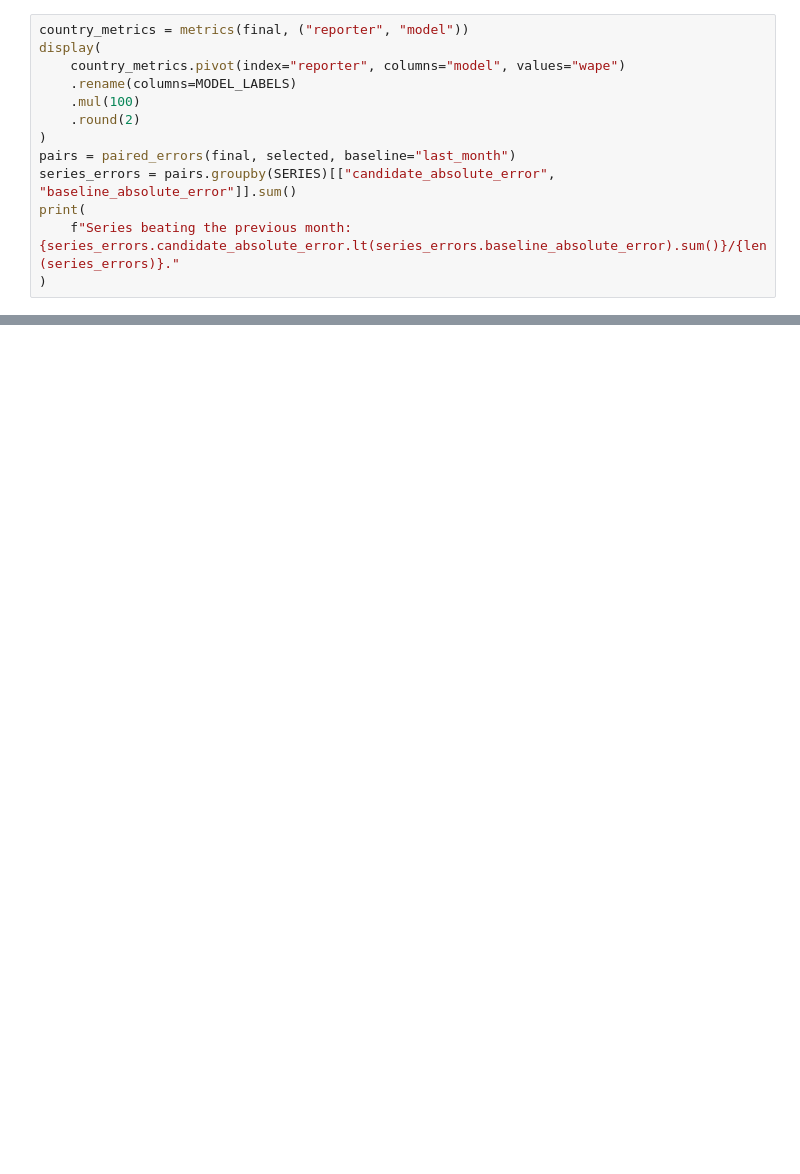
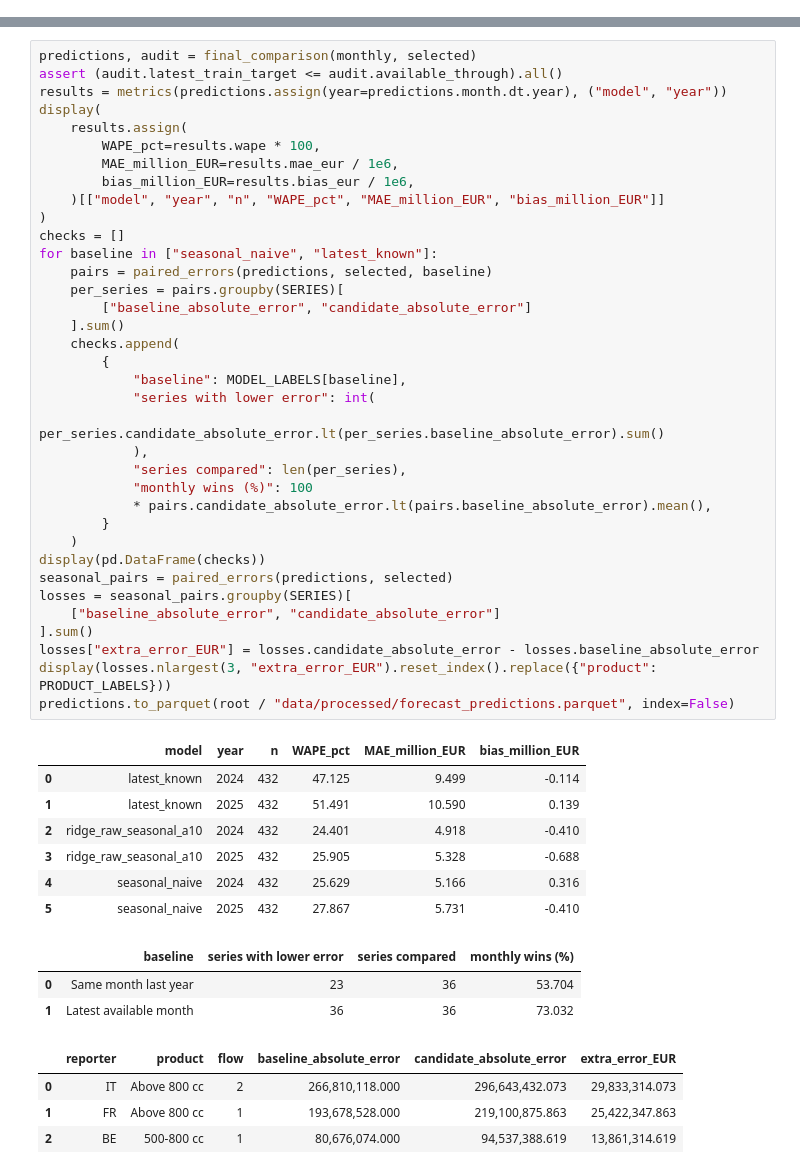
Before and after one commit to Jordan-92/motorcycle-trade-analysis, a Jupyter notebook: notebooks/02_monthly_forecasts.ipynb, the cells around one changed output, grey strips where cells are left out. Saved outputs shown, nothing was run; the diff lists cells and outputs as text; blank space fills up the shorter version.

```diff
--- a/notebooks/02_monthly_forecasts.ipynb
+++ b/notebooks/02_monthly_forecasts.ipynb
@@ -155,13 +135,0 @@ For each country, the next table pools the separate series' absolute errors. It
-# %%
-country_metrics = metrics(final, ("reporter", "model"))
-display(
-    country_metrics.pivot(index="reporter", columns="model", values="wape")
-    .rename(columns=MODEL_LABELS)
-    .mul(100)
-    .round(2)
-)
-pairs = paired_errors(final, selected, baseline="last_month")
-series_errors = pairs.groupby(SERIES)[["candidate_absolute_error", "baseline_absolute_error"]].sum()
-print(
-    f"Series beating the previous month: {series_errors.candidate_absolute_error.lt(series_errors.baseline_absolute_error).sum()}/{len(series_errors)}."
-)
@@ -273,0 +140,51 @@ The next test would use a fresh period and only data available at each forecast
+# %%
+predictions, audit = final_comparison(monthly, selected)
+assert (audit.latest_train_target <= audit.available_through).all()
+results = metrics(predictions.assign(year=predictions.month.dt.year), ("model", "year"))
+display(
+    results.assign(
+        WAPE_pct=results.wape * 100,
+        MAE_million_EUR=results.mae_eur / 1e6,
+        bias_million_EUR=results.bias_eur / 1e6,
+    )[["model", "year", "n", "WAPE_pct", "MAE_million_EUR", "bias_million_EUR"]]
+)
+checks = []
+for baseline in ["seasonal_naive", "latest_known"]:
+    pairs = paired_errors(predictions, selected, baseline)
+    per_series = pairs.groupby(SERIES)[
+        ["baseline_absolute_error", "candidate_absolute_error"]
+    ].sum()
+    checks.append(
+        {
+            "baseline": MODEL_LABELS[baseline],
+            "series with lower error": int(
+                per_series.candidate_absolute_error.lt(per_series.baseline_absolute_error).sum()
+            ),
+            "series compared": len(per_series),
+            "monthly wins (%)": 100
+            * pairs.candidate_absolute_error.lt(pairs.baseline_absolute_error).mean(),
+        }
+    )
+display(pd.DataFrame(checks))
+seasonal_pairs = paired_errors(predictions, selected)
+losses = seasonal_pairs.groupby(SERIES)[
+    ["baseline_absolute_error", "candidate_absolute_error"]
+].sum()
+losses["extra_error_EUR"] = losses.candidate_absolute_error - losses.baseline_absolute_error
+display(losses.nlargest(3, "extra_error_EUR").reset_index().replace({"product": PRODUCT_LABELS}))
+predictions.to_parquet(root / "data/processed/forecast_predictions.parquet", index=False)
+# %% [output]
+|  | model | year | n | WAPE_pct | MAE_million_EUR | bias_million_EUR |
+| 0 | latest_known | 2024 | 432 | 47.125 | 9.499 | -0.114 |
+| 1 | latest_known | 2025 | 432 | 51.491 | 10.590 | 0.139 |
+| 2 | ridge_raw_seasonal_a10 | 2024 | 432 | 24.401 | 4.918 | -0.410 |
+| 3 | ridge_raw_seasonal_a10 | 2025 | 432 | 25.905 | 5.328 | -0.688 |
+| 4 | seasonal_naive | 2024 | 432 | 25.629 | 5.166 | 0.316 |
+| 5 | seasonal_naive | 2025 | 432 | 27.867 | 5.731 | -0.410 |
+|  | baseline | series with lower error | series compared | monthly wins (%) |
+| 0 | Same month last year | 23 | 36 | 53.704 |
+| 1 | Latest available month | 36 | 36 | 73.032 |
+|  | reporter | product | flow | baseline_absolute_error | candidate_absolute_error | extra_error_EUR |
+| 0 | IT | Above 800 cc | 2 | 266,810,118.000 | 296,643,432.073 | 29,833,314.073 |
+| 1 | FR | Above 800 cc | 1 | 193,678,528.000 | 219,100,875.863 | 25,422,347.863 |
+| 2 | BE | 500-800 cc | 1 | 80,676,074.000 | 94,537,388.619 | 13,861,314.619 |
```
Also changed, not shown: parts of 25 cells of this notebook, 18 other files.
